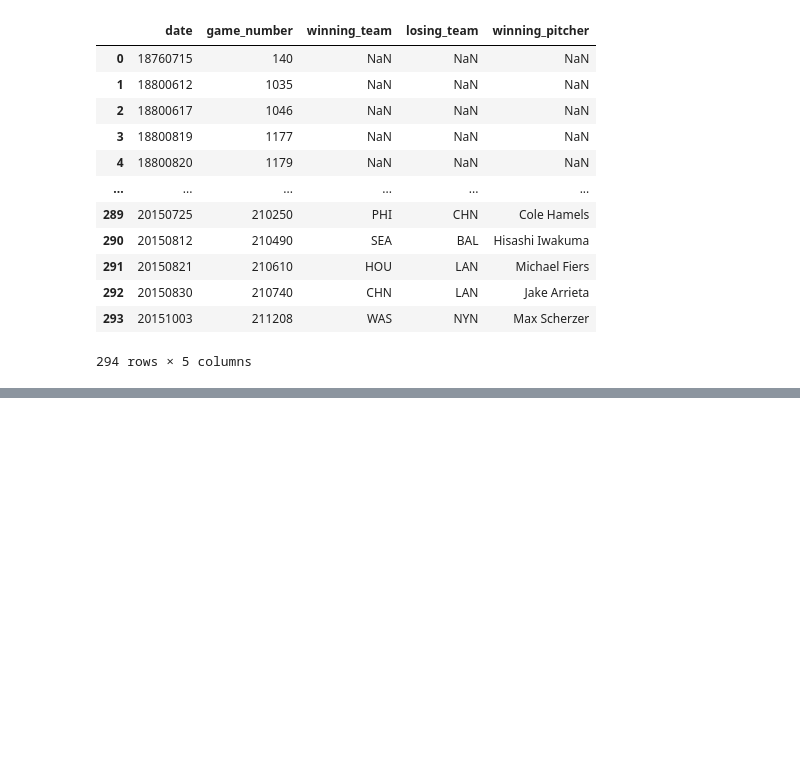
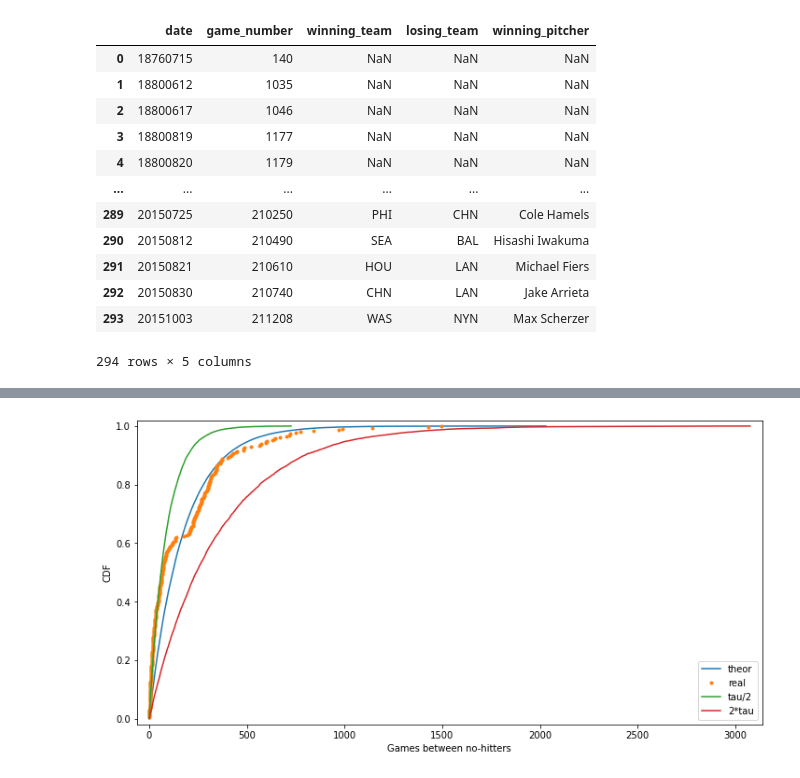
Before and after one commit to SurMux/ds, a Jupyter notebook: no_hitters.ipynb, the cells around one changed output, grey strips where cells are left out. Saved outputs shown, nothing was run; the diff lists cells and outputs as text; code cells hidden in the pictures; blank space fills up the shorter version.

```diff
--- a/no_hitters.ipynb
+++ b/no_hitters.ipynb
@@ -28,0 +121,31 @@ no_hitters
+# %%
+# Plot the theoretical CDFs
+plt.figure(figsize=(12,6))
+plt.plot(x_theor, y_theor)
+plt.plot(x, y, marker='.', linestyle='none')
+plt.margins(0.02)
+plt.xlabel('Games between no-hitters')
+plt.ylabel('CDF')
+
+
+# Take samples with half tau: samples_half
+samples_half = np.random.exponential(tau/2, 10000)
+
+# Take samples with double tau: samples_double
+samples_double = np.random.exponential(2*tau, 10000)
+
+# Generate CDFs from these samples
+x_half, y_half = ecdf(samples_half)
+x_double, y_double = ecdf(samples_double)
+
+# Plot these CDFs as lines
+_ = plt.plot(x_half, y_half)
+_ = plt.plot(x_double, y_double)
+
+# Make a legend and show the plot
+_ = plt.legend(('theor', 'real','tau/2','2*tau'), loc='lower right')
+
+# Show the plot
+plt.show()
+# %% [output]
+[figure, added]
```
Also changed, not shown: parts of 16 cells of this notebook.
